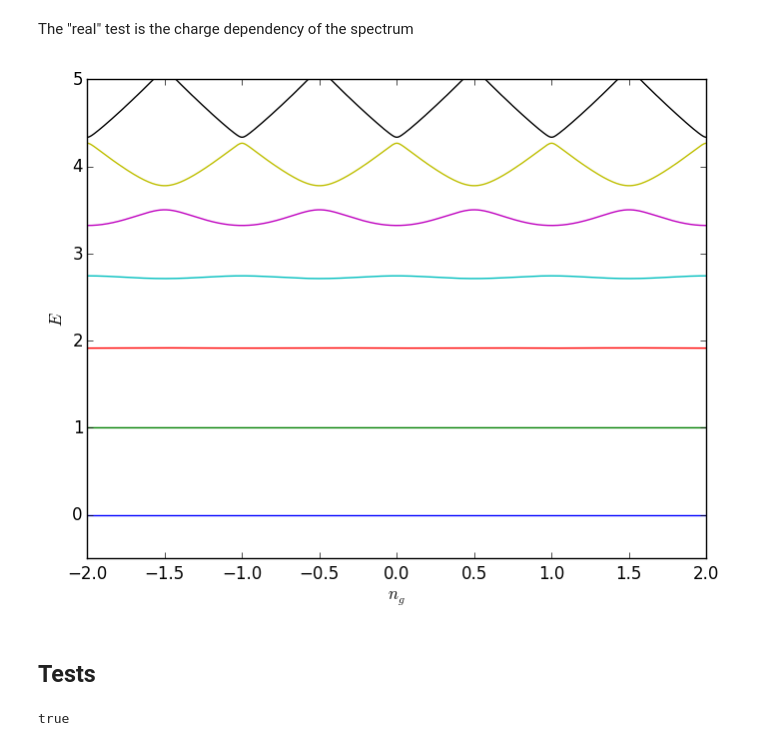
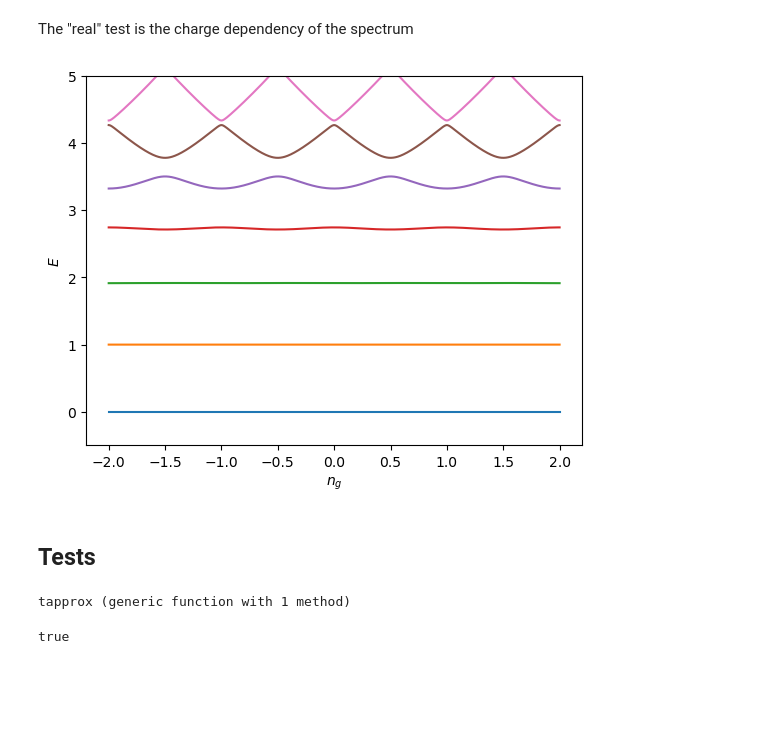
Before and after one commit to BBN-Q/MathieuFunctions.jl, a Jupyter notebook: doc/mathieu-char-value.ipynb, the cells around one changed output. Cells and saved outputs as stored; diff of their text form; code cells hidden in the pictures; blank space fills up the shorter version.

```diff
--- a/doc/mathieu-char-value.ipynb
+++ b/doc/mathieu-char-value.ipynb
@@ -126,41 +145,52 @@ The "real" test is the charge dependency of the spectrum
 # %%
 EJoverEC = 30;
 EC       = 1;#0.34; # GHz
 nLevels  = 10;
 nCharge  = 2; #0.5;
 nData    = 1001;
 
 Nstart = 5;
 
 q = -(1/2)*EJoverEC;
 tol = 1e-12;
 
-ng = linspace(-nCharge,nCharge,nData);
+ng = LinRange(-nCharge,nCharge,nData);
 nu = -2*ng;
 
 a = zeros(nData,nLevels);
 N = zeros(nData,1);
 Err = zeros(nData,1);
 for i=1:nData
     #println(nu[i])
-    a[i,:] = charλ(nu[i],q,k=1:nLevels);
+    a[i,:] = charλ(q,nu[i],k=1:nLevels);
 end
 
 E = EC*a;
-Eng_half = charλ(-1,q,k=1:nLevels);
-Eng_0    = charλ( 0,q,k=1:nLevels);
+Eng_half = charλ(q,-1,k=1:nLevels);
+Eng_0    = charλ(q,0,k=1:nLevels);
 E01      = Eng_half[2] - Eng_half[1];
 
-plot(ng,(E-Eng_0[1])/E01);
+plot(ng,(E.-Eng_0[1])/E01);
 ylabel(L"$E$")
 xlabel(L"$n_g$")
 ylim(-.5,5)
 
-savefig("doc/transmon-levels.png")
+savefig("./transmon-levels.png")
 # %% [output]
-[figure, old version]
+[figure, new version]
 # %% [markdown]
 ## Tests
+# %%
+using LinearAlgebra, DelimitedFiles
+readcsv(f) = DelimitedFiles.readdlm(f, ',')
+
+function tapprox(a, b; atol=1e-15)
+    normval = norm(a - b, Inf)
+    @info "normval = $normval"
+    isapprox(a, b; norm= x -> norm(x, Inf), atol = atol)
+end
+# %% [output]
+tapprox (generic function with 1 method)
 # %%
 begin
     N = 100
```
Also changed, not shown: parts of 17 cells of this notebook, 3 other files.
